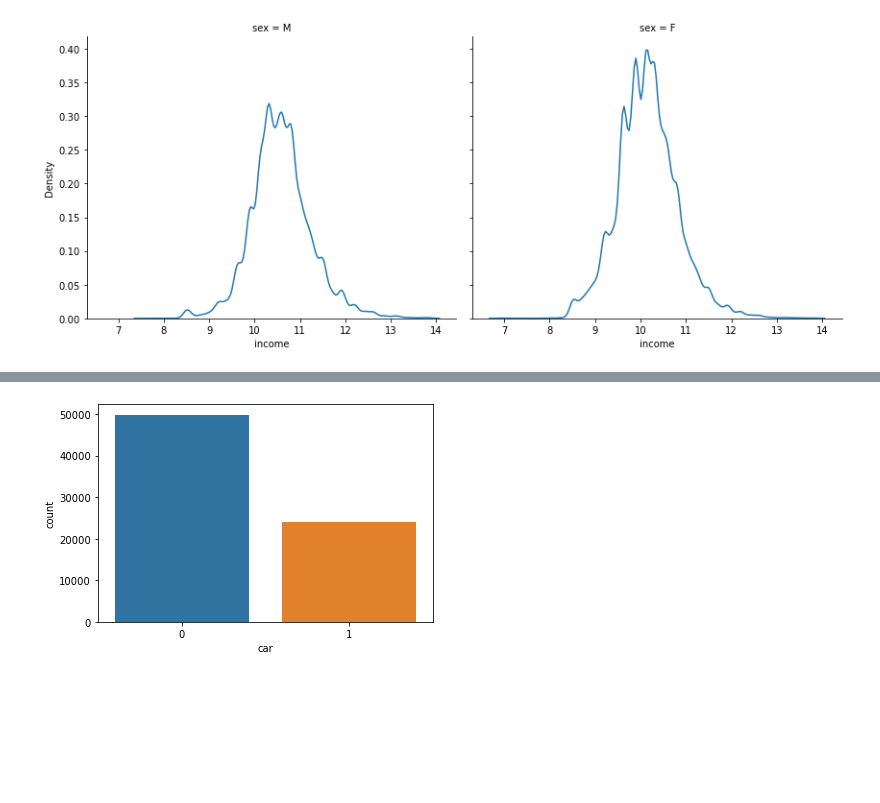
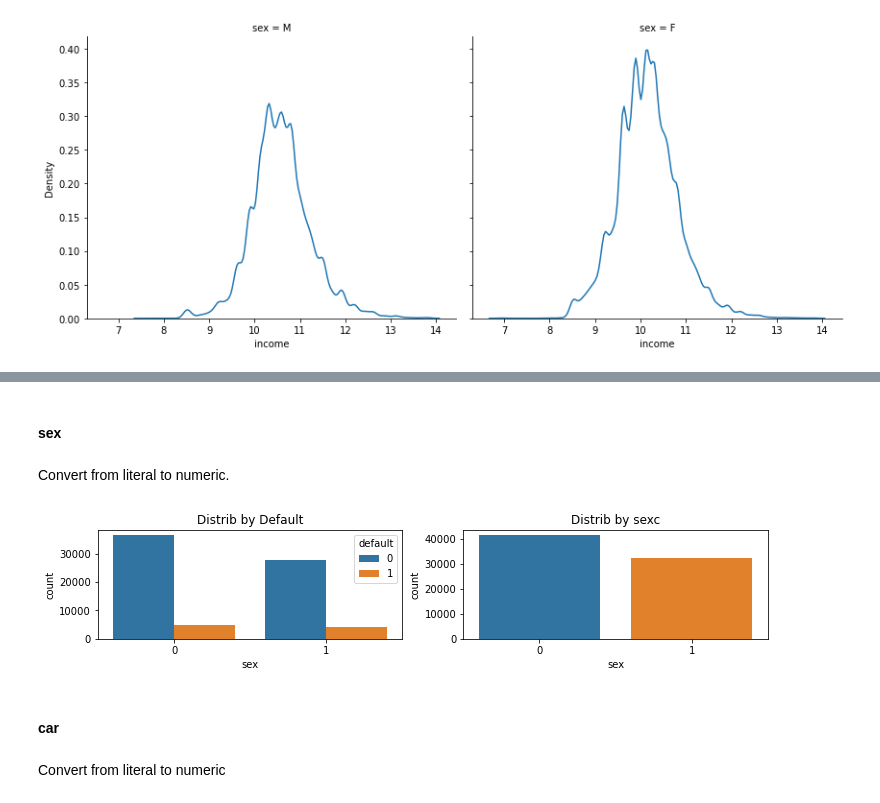
Before and after one commit to MichaelDockers/skillfactory_rds, a Jupyter notebook: module_5/Scoring_Project_Module_5.ipynb, the cells around one changed output, grey strips where cells are left out. Drawn from its saved outputs; the diff is of its cells as text; code cells hidden in the pictures; blank space fills up the shorter version.

```diff
--- a/module_5/Scoring_Project_Module_5.ipynb
+++ b/module_5/Scoring_Project_Module_5.ipynb
@@ -388,2 +421,0 @@ Convert from literal to numeric.
-# %%
-data['sex'] = le.fit_transform(data['sex'])
@@ -399,7 +422,17 @@ Convert from literal to numeric
-# %%
-data['car'] = le.fit_transform(data['car'])
-# %%
-sns.countplot(data=data[(data['sample'] == 1)], x='car')
-plt.show()
-# %% [output]
-[figure, removed]
+# %% [markdown]
+#### sex
+# %% [markdown]
+Convert from literal to numeric.
+# %%
+data['sex'] = (data['sex'] == 'M').astype('int32')
+# %%
+fig, ax = plt.subplots(1, 2, figsize=(12, 2))
+sns.countplot(data=data[(data['sample'] == 1)], x='sex', hue='default', ax=ax[0]).set_title('Distrib by Default')
+sns.countplot(data=data[(data['sample'] == 1)], x='sex', ax=ax[1]).set_title('Distrib by sexc')
+plt.show()
+# %% [output]
+[figure, added]
+# %% [markdown]
+#### car
+# %% [markdown]
+Convert from literal to numeric
```
Also changed, not shown: parts of 96 cells of this notebook.
